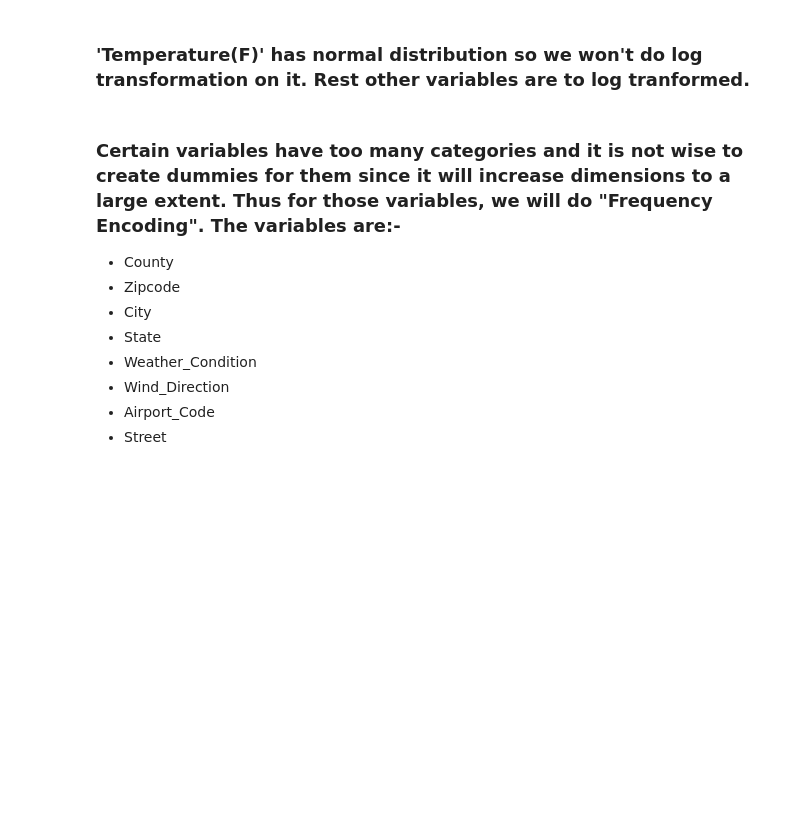
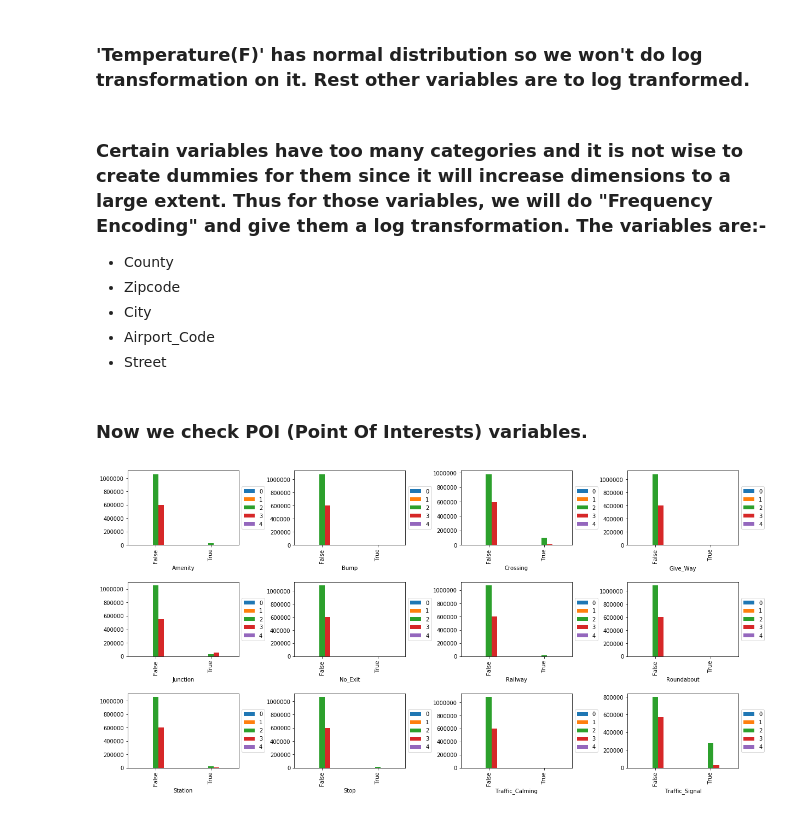
Before and after one commit to rahulmnair1997/US-Accidents-Data-Analysis, a Jupyter notebook: US-accidents.ipynb, the cells around one changed output. Saved outputs shown, nothing was run; the diff lists cells and outputs as text; code cells hidden in the pictures; blank space fills up the shorter version.

```diff
--- a/US-accidents.ipynb
+++ b/US-accidents.ipynb
@@ -475,14 +475,45 @@ Wind_Speed(mph)
 # %%
 numerical_vars_to_be_normalized = ['Pressure(in)', 'Humidity(%)', 'Visibility(mi)', 'Wind_Speed(mph)']
 for i in numerical_vars_to_be_normalized:
-    d[i] = pd.Series([math.log(x+1) for x in d[i]])
+    map_quest[i] = pd.Series([math.log(x+1) for x in map_quest[i]])
 # %% [markdown]
-### Certain variables have too many categories and it is not wise to create dummies for them since it will increase dimensions to a large extent. Thus for those variables, we will do "Frequency Encoding". The variables are:-
+### Certain variables have too many categories and it is not wise to create dummies for them since it will increase dimensions to a large extent. Thus for those variables, we will do "Frequency Encoding" and give them a log transformation. The variables are:-
 - County
 - Zipcode
 - City
-- State
-- Weather_Condition
-- Wind_Direction
 - Airport_Code
 - Street
+# %%
+var_list = ['County', 'Zipcode', 'Airport_Code', 'Street']
+
+for i in var_list:
+    new_var = i + '_freq'
+    map_quest[new_var] = map_quest.groupby(i)[i].transform('count')
+    map_quest[new_var] = map_quest[new_var]/map_quest.shape[0]*map_quest[i].unique().size
+    map_quest[new_var] = pd.Series([math.log(x+1) for x in map_quest[new_var]])
+# %%
+# add it later
+map_quest = map_quest.drop(['City'], axis=1)
+# %%
+# drop the original columns
+map_quest = map_quest.drop(['County', 'Zipcode', 'Airport_Code', 'Street'], axis=1)
+# %% [markdown]
+### Now we check POI (Point Of Interests) variables.
+# %%
+frame = ['Amenity','Bump','Crossing','Give_Way','Junction','No_Exit','Railway',
+         'Roundabout','Station','Stop','Traffic_Calming','Traffic_Signal']
+fig, axs = plt.subplots(nrows=3, ncols=4, figsize=(20,10))
+plt.subplots_adjust(hspace=0.5,wspace = 0.5)
+j = 0
+for i,feature in enumerate(frame):
+    accidents = map_quest.groupby([feature, 'Severity']).size().reset_index().pivot(columns=
+                                                            'Severity', index=feature, values=0)
+    if i < 4:
+        accidents.plot(kind='bar', ax=axs[j,i]).legend(loc='center left', bbox_to_anchor=(1.0, 0.5))
+    else:
+        if i < 8:
+            accidents.plot(kind='bar', ax=axs[1,i-4]).legend(loc='center left', bbox_to_anchor=(1.0, 0.5))
+        else:
+            accidents.plot(kind='bar', ax=axs[2,i-8]).legend(loc='center left', bbox_to_anchor=(1.0, 0.5))
+# %% [output]
+[figure, added]
```
Also changed, not shown: parts of 15 cells of this notebook.
